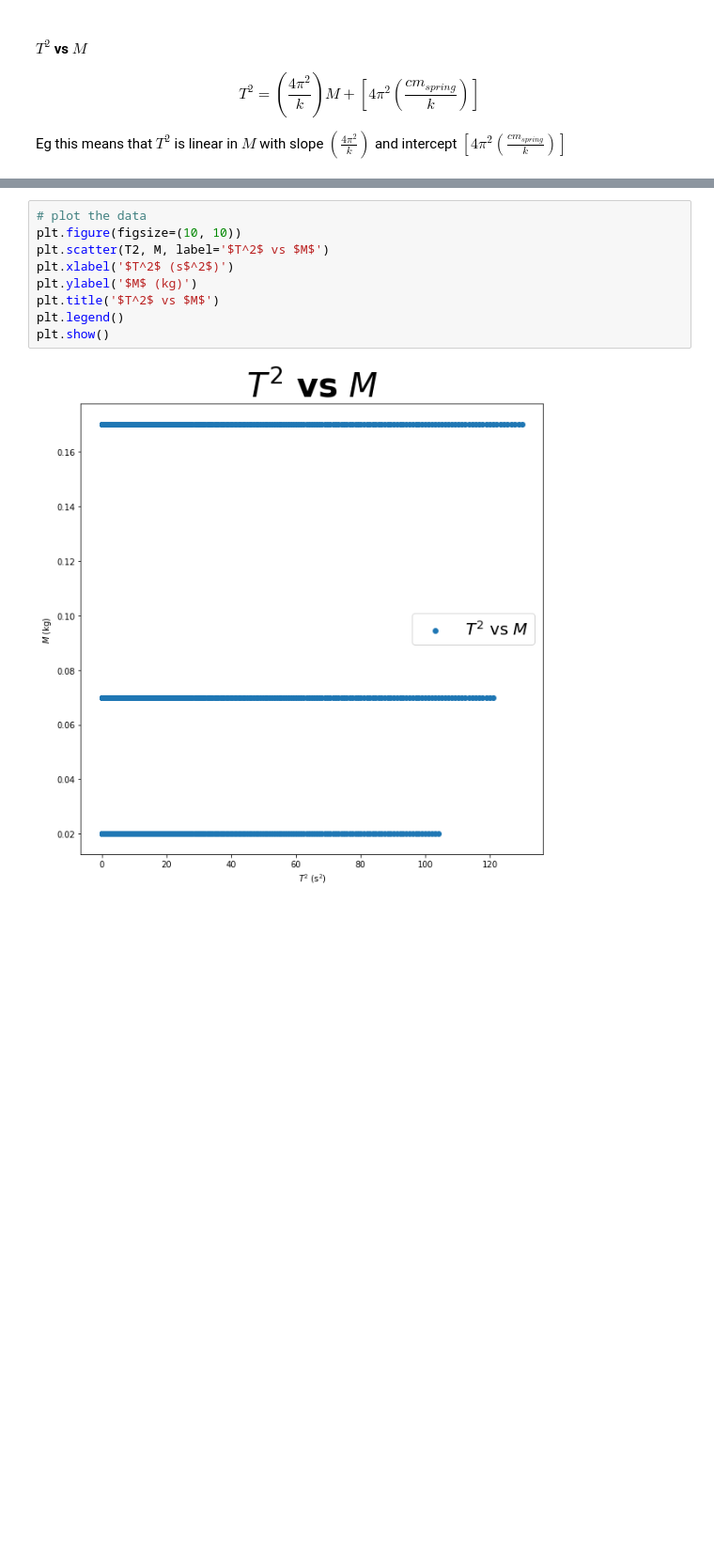
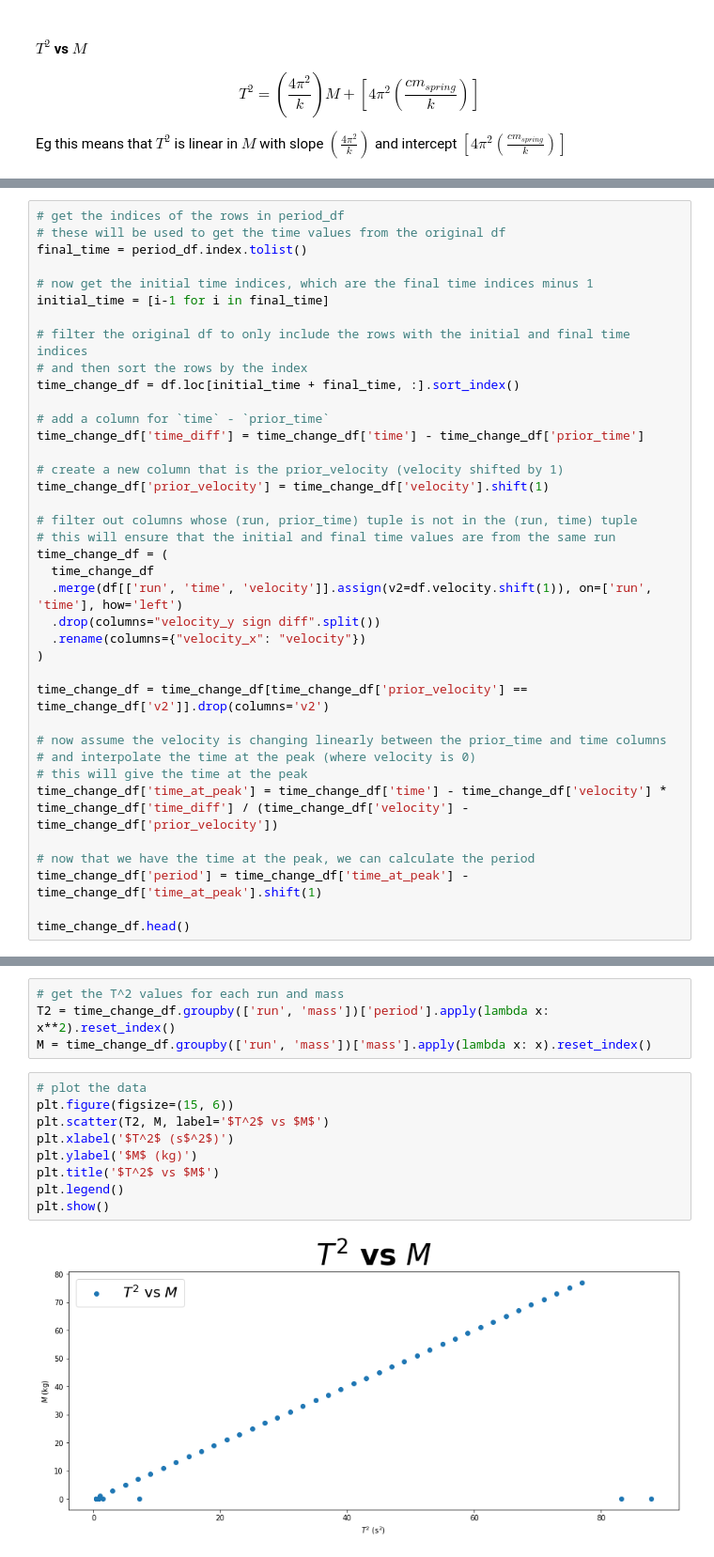
Before and after one commit to aaweaver-actuary/physics, a Jupyter notebook: S02 - Spring 2023/Labs/lab4.ipynb, the cells around one changed output, grey strips where cells are left out. Shown at 94% size. Cells and saved outputs as stored; diff of their text form; blank space fills up the shorter version.

```diff
--- a/S02 - Spring 2023/Labs/lab4.ipynb
+++ b/S02 - Spring 2023/Labs/lab4.ipynb
@@ -88,0 +140,38 @@ df['velocity2_ma'] = df['velocity2'].rolling(10).mean()
+# %%
+# get the indices of the rows in period_df
+# these will be used to get the time values from the original df
+final_time = period_df.index.tolist()
+
+# now get the initial time indices, which are the final time indices minus 1
+initial_time = [i-1 for i in final_time]
+
+# filter the original df to only include the rows with the initial and final time indices
+# and then sort the rows by the index
+time_change_df = df.loc[initial_time + final_time, :].sort_index()
+
+# add a column for `time` - `prior_time`
+time_change_df['time_diff'] = time_change_df['time'] - time_change_df['prior_time']
+
+# create a new column that is the prior_velocity (velocity shifted by 1)
+time_change_df['prior_velocity'] = time_change_df['velocity'].shift(1)
+
+# filter out columns whose (run, prior_time) tuple is not in the (run, time) tuple
+# this will ensure that the initial and final time values are from the same run
+time_change_df = (
+  time_change_df
+  .merge(df[['run', 'time', 'velocity']].assign(v2=df.velocity.shift(1)), on=['run', 'time'], how='left')
+  .drop(columns="velocity_y sign diff".split())
+  .rename(columns={"velocity_x": "velocity"})
+)
+
+time_change_df = time_change_df[time_change_df['prior_velocity'] == time_change_df['v2']].drop(columns='v2')
+
+# now assume the velocity is changing linearly between the prior_time and time columns
+# and interpolate the time at the peak (where velocity is 0)
+# this will give the time at the peak
+time_change_df['time_at_peak'] = time_change_df['time'] - time_change_df['velocity'] * time_change_df['time_diff'] / (time_change_df['velocity'] - time_change_df['prior_velocity'])
+
+# now that we have the time at the peak, we can calculate the period
+time_change_df['period'] = time_change_df['time_at_peak'] - time_change_df['time_at_peak'].shift(1)
+
+time_change_df.head()
@@ -89,11 +185,15 @@ df['velocity2_ma'] = df['velocity2'].rolling(10).mean()
+# %%
+# get the T^2 values for each run and mass
+T2 = time_change_df.groupby(['run', 'mass'])['period'].apply(lambda x: x**2).reset_index()
+M = time_change_df.groupby(['run', 'mass'])['mass'].apply(lambda x: x).reset_index()
 # %%
 # plot the data
-plt.figure(figsize=(10, 10))
+plt.figure(figsize=(15, 6))
 plt.scatter(T2, M, label='$T^2$ vs $M$')
 plt.xlabel('$T^2$ (s$^2$)')
 plt.ylabel('$M$ (kg)')
 plt.title('$T^2$ vs $M$')
 plt.legend()
 plt.show()
 # %% [output]
-[figure, old version]
+[figure, new version]
```
Also changed, not shown: parts of 10 cells of this notebook.
